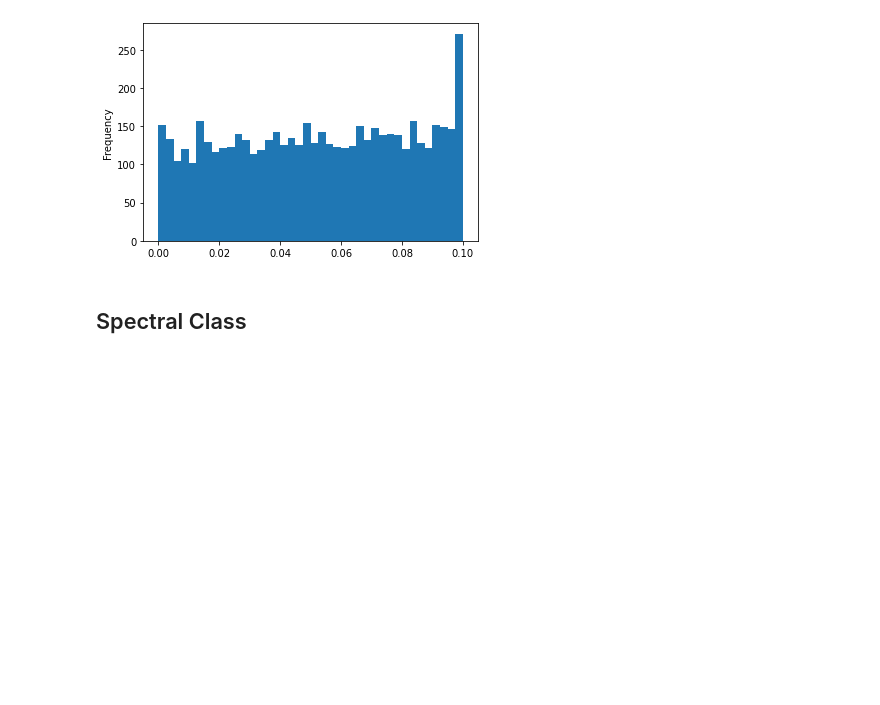
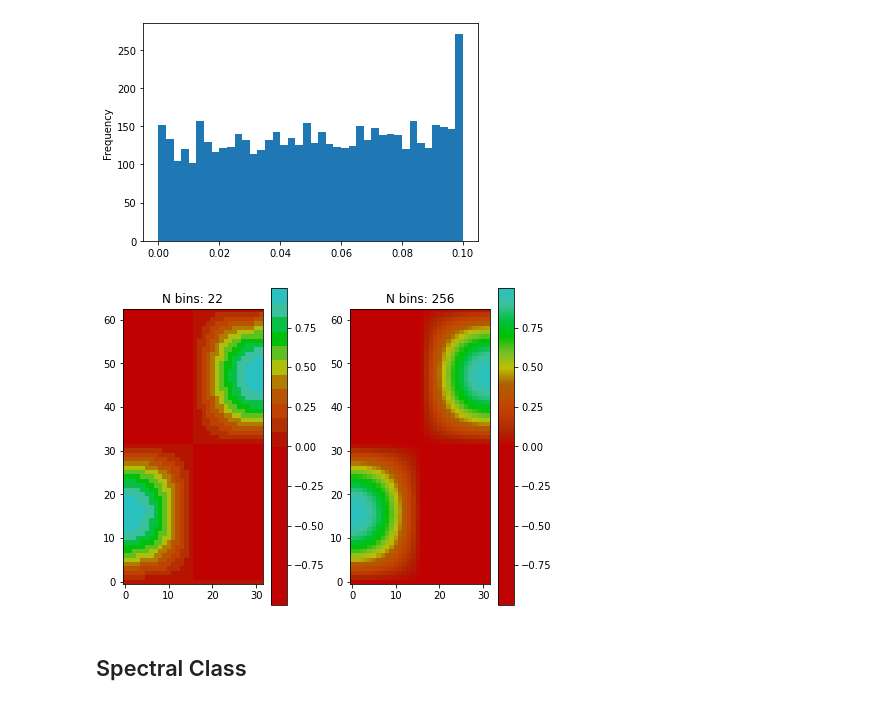
Before and after one commit to jrslagle/EVE-Triglavian-Invasions, a Jupyter notebook: EVE Stars & Incursions.ipynb, the cells around one changed output. Cells and saved outputs as stored; diff of their text form; code cells hidden in the pictures; blank space fills up the shorter version.

```diff
--- a/EVE Stars & Incursions.ipynb
+++ b/EVE Stars & Incursions.ipynb
@@ -2103,0 +2052,11 @@ Name: security_round, dtype: int64
+# %%
+# A fancy plot of the
+import seaborn as sns
+
+bright_stars = star_data[star_data['star_type_id'] == 34331]
+sns.set_theme(style="white")
+g = sns.JointGrid(data=bright_stars, x="star_temperature", y="star_luminosity", space=0)
+g.plot_joint(sns.kdeplot,
+             fill=True, clip=((8000, 11000), (26, 35)),
+             thresh=0, levels=100, cmap="rocket")
+g.plot_marginals(sns.histplot, color="#03051A", alpha=1, bins=25);
@@ -2170,3 +2273,64 @@ eve_stars.security.plot.hist(bins=20);
+# %%
+import numpy as np
+import matplotlib.pyplot as plt
+from matplotlib import cm
+from matplotlib.colors import ListedColormap, LinearSegmentedColormap
+
+sec_colors = {
+    'red': ((0.00, 0.75, 0.75),
+          (0.50, 0.75, 0.75),
+          (0.55, 0.6756640625, 0.6756640625),
+          (0.60, 0.75, 0.75),
+          (0.65, 0.75, 0.75),
+          (0.70, 0.675859375, 0.675859375),
+          (0.75, 0.75, 0.75),
+          (0.80, 0.453203125, 0.453203125),
+          (0.85, 0.00, 0.00),
+          (0.90, 0.007, 0.007),
+          (0.95, 0.234153645833333, 0.234153645833333),
+          (1.00, 0.1616015625, 0.1616015625)),
+
+    'green': ((0.00, 0.007, 0.007),
+          (0.50, 0.007, 0.007),
+          (0.55, 0.1554296875, 0.1554296875),
+          (0.60, 0.2296875, 0.2296875),
+          (0.65, 0.30390625, 0.30390625),
+          (0.70, 0.378046875, 0.378046875),
+          (0.75, 0.75, 0.75),
+          (0.80, 0.75, 0.75),
+          (0.85, 0.753125, 0.753125),
+          (0.90, 0.753125, 0.753125),
+          (0.95, 0.755078125, 0.755078125),
+          (1.00, 0.75470703125, 0.75470703125)),
+
+    'blue': ((0.00, 0.007, 0.007),
+          (0.75, 0.007, 0.007),
+          (0.80, 0.155, 0.155),
+          (0.85, 0.007, 0.007),
+          (0.90, 0.2292578125, 0.2292578125),
+          (0.95, 0.6064453125, 0.6064453125),
+          (1.00, 0.75375, 0.75375))}
+
+# Make some illustrative fake data:
+x = np.arange(0, np.pi, 0.1)
+y = np.arange(0, 2 * np.pi, 0.1)
+X, Y = np.meshgrid(x, y)
+Z = np.cos(X) * np.sin(Y)
+
+# colors = [(1, 0, 0), (0, 1, 0), (0, 0, 1)]  # R -> G -> B
+n_bins = [21, 256]  # Discretizes the interpolation into bins
+cmap_name = 'my_list'
+fig, axs = plt.subplots(1, 2, figsize=(6, 5))
+fig.subplots_adjust(left=0.02, bottom=0.06, right=0.95, top=0.94, wspace=0.3)
+for n_bin, ax in zip(n_bins, axs.ravel()):
+    # Create the colormap
+    cm = LinearSegmentedColormap('Security', sec_colors, N=n_bin)
+    # Fewer bins will result in "coarser" colomap interpolation
+    im = ax.imshow(Z, origin='lower', cmap=cm)
+    ax.set_title("N bins: %s" % n_bin)
+    fig.colorbar(im, ax=ax)
+# %% [output]
+[figure, added]
 # %% [markdown]
 ## Spectral Class ##
 # %%
```
Also changed, not shown: parts of 21 cells of this notebook, 2 other files.
